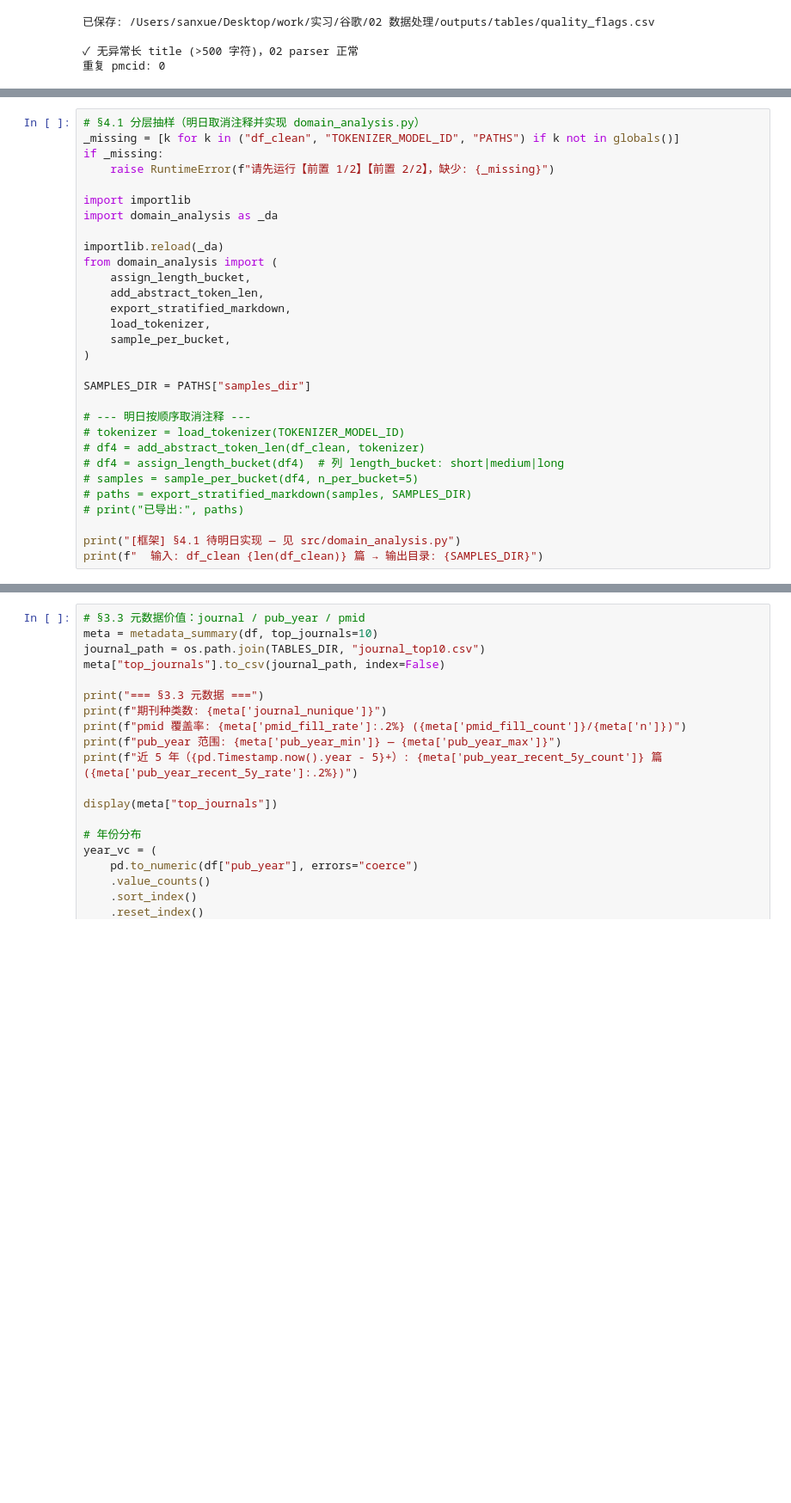
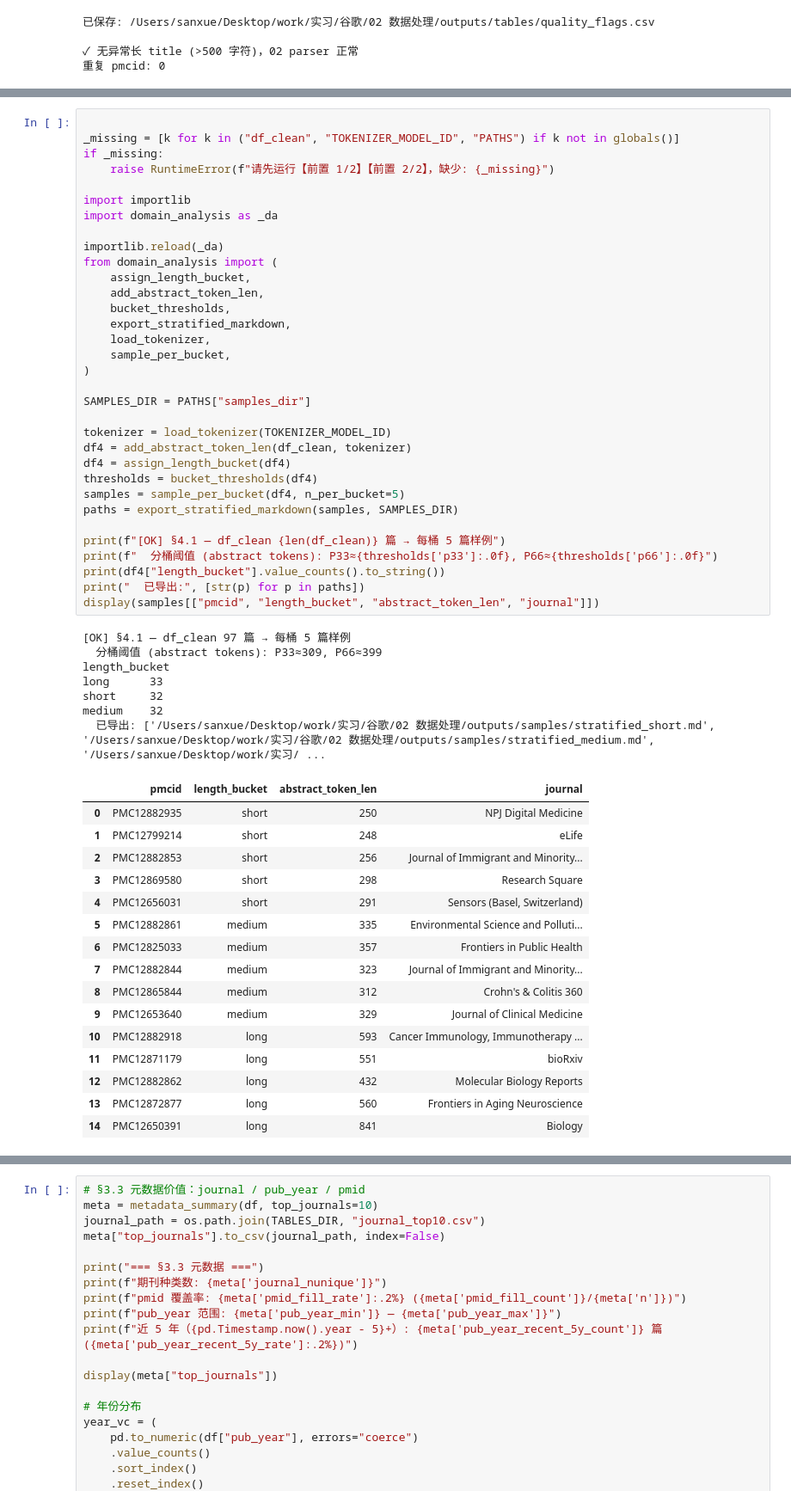
Before and after one commit to SanXue-YG/Med-LLM-RAG-Internship, a Jupyter notebook: 02 数据处理/notebooks/med-data-EDA.ipynb, the cells around one changed output, grey strips where cells are left out. Shown at 86% size. Saved outputs shown, nothing was run; the diff lists cells and outputs as text; blank space fills up the shorter version.

```diff
--- a/02 数据处理/notebooks/med-data-EDA.ipynb
+++ b/02 数据处理/notebooks/med-data-EDA.ipynb
@@ -356,30 +358,57 @@ print(f"重复 pmcid: {dup}")
 # %%
-# §4.1 分层抽样（明日取消注释并实现 domain_analysis.py）
+
 _missing = [k for k in ("df_clean", "TOKENIZER_MODEL_ID", "PATHS") if k not in globals()]
 if _missing:
     raise RuntimeError(f"请先运行【前置 1/2】【前置 2/2】，缺少: {_missing}")
 
 import importlib
 import domain_analysis as _da
 
 importlib.reload(_da)
 from domain_analysis import (
     assign_length_bucket,
     add_abstract_token_len,
+    bucket_thresholds,
     export_stratified_markdown,
     load_tokenizer,
     sample_per_bucket,
 )
 
 SAMPLES_DIR = PATHS["samples_dir"]
 
-# --- 明日按顺序取消注释 ---
-# tokenizer = load_tokenizer(TOKENIZER_MODEL_ID)
-# df4 = add_abstract_token_len(df_clean, tokenizer)
-# df4 = assign_length_bucket(df4)  # 列 length_bucket: short|medium|long
-# samples = sample_per_bucket(df4, n_per_bucket=5)
-# paths = export_stratified_markdown(samples, SAMPLES_DIR)
-# print("已导出:", paths)
+tokenizer = load_tokenizer(TOKENIZER_MODEL_ID)
+df4 = add_abstract_token_len(df_clean, tokenizer)
+df4 = assign_length_bucket(df4)
+thresholds = bucket_thresholds(df4)
+samples = sample_per_bucket(df4, n_per_bucket=5)
+paths = export_stratified_markdown(samples, SAMPLES_DIR)
 
-print("[框架] §4.1 待明日实现 — 见 src/domain_analysis.py")
-print(f"  输入: df_clean {len(df_clean)} 篇 → 输出目录: {SAMPLES_DIR}")
+print(f"[OK] §4.1 — df_clean {len(df_clean)} 篇 → 每桶 5 篇样例")
+print(f"  分桶阈值 (abstract tokens): P33≈{thresholds['p33']:.0f}, P66≈{thresholds['p66']:.0f}")
+print(df4["length_bucket"].value_counts().to_string())
+print("  已导出:", [str(p) for p in paths])
+display(samples[["pmcid", "length_bucket", "abstract_token_len", "journal"]])
+# %% [output]
+[OK] §4.1 — df_clean 97 篇 → 每桶 5 篇样例
+  分桶阈值 (abstract tokens): P33≈309, P66≈399
+length_bucket
+long      33
+short     32
+medium    32
+  已导出: ['/Users/sanxue/Desktop/work/实习/谷歌/02 数据处理/outputs/samples/stratified_short.md', '/Users/sanxue/Desktop/work/实习/谷歌/02 数据处理/outputs/samples/stratified_medium.md', '/Users/sanxue/Desktop/work/实习/ ...
+|  | pmcid | length_bucket | abstract_token_len | journal |
+| 0 | PMC12882935 | short | 250 | NPJ Digital Medicine |
+| 1 | PMC12799214 | short | 248 | eLife |
+| 2 | PMC12882853 | short | 256 | Journal of Immigrant and Minority... |
+| 3 | PMC12869580 | short | 298 | Research Square |
+| 4 | PMC12656031 | short | 291 | Sensors (Basel, Switzerland) |
+| 5 | PMC12882861 | medium | 335 | Environmental Science and Polluti... |
+| 6 | PMC12825033 | medium | 357 | Frontiers in Public Health |
+| 7 | PMC12882844 | medium | 323 | Journal of Immigrant and Minority... |
+| 8 | PMC12865844 | medium | 312 | Crohn's & Colitis 360 |
+| 9 | PMC12653640 | medium | 329 | Journal of Clinical Medicine |
+| 10 | PMC12882918 | long | 593 | Cancer Immunology, Immunotherapy ... |
+| 11 | PMC12871179 | long | 551 | bioRxiv |
+| 12 | PMC12882862 | long | 432 | Molecular Biology Reports |
+| 13 | PMC12872877 | long | 560 | Frontiers in Aging Neuroscience |
+| 14 | PMC12650391 | long | 841 | Biology |
```
Also changed, not shown: parts of 7 cells of this notebook, 10 other files.
